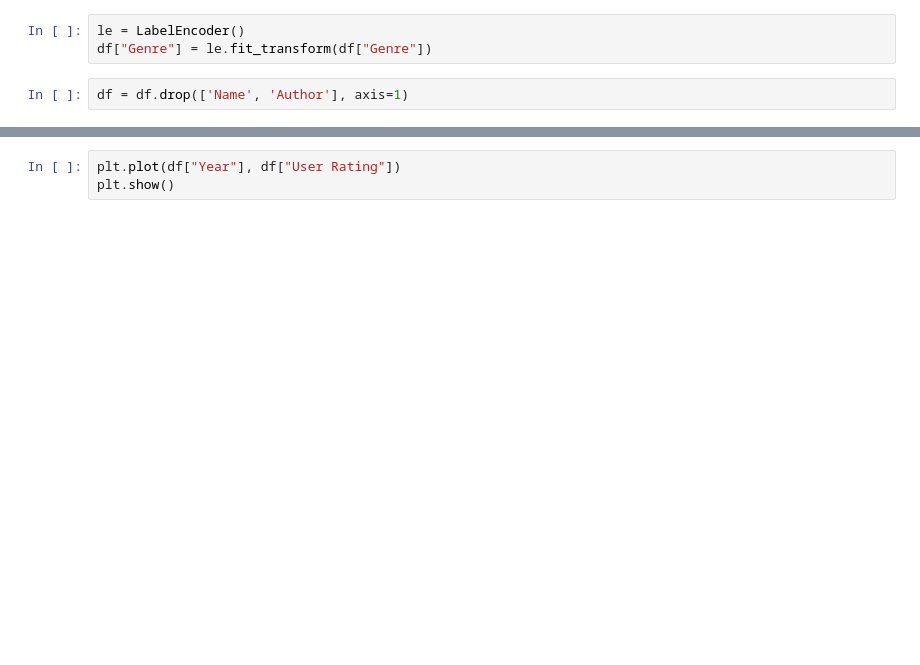
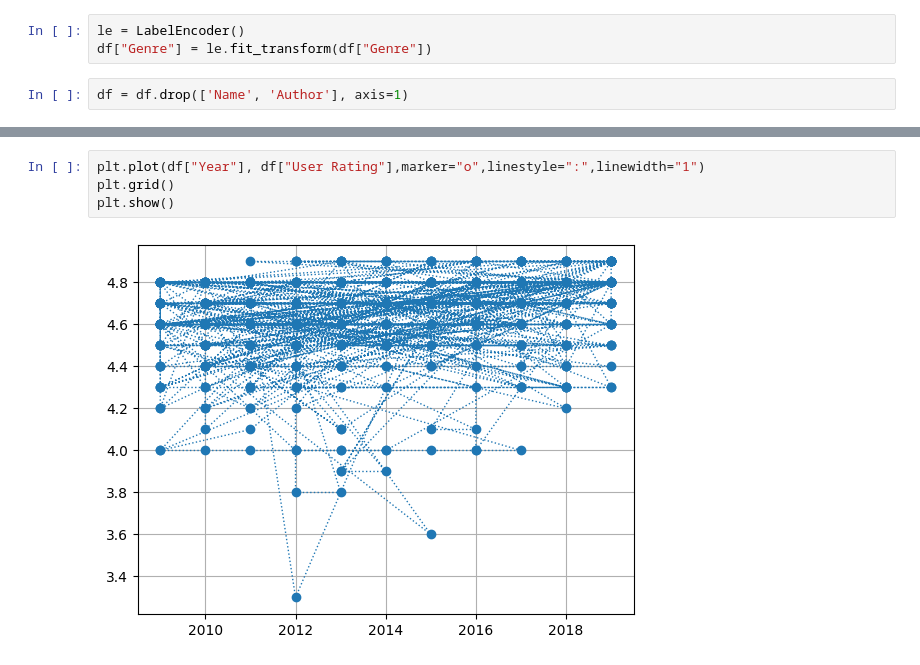
Before and after one commit to Jatilesh-kataria/task_done, a Jupyter notebook: bestseller.ipynb, the cells around one changed output, grey strips where cells are left out. Cells and saved outputs as stored; diff of their text form; blank space fills up the shorter version.

```diff
--- a/bestseller.ipynb
+++ b/bestseller.ipynb
@@ -43,3 +135,6 @@ plt.show()
 # %%
-plt.plot(df["Year"], df["User Rating"])
+plt.plot(df["Year"], df["User Rating"],marker="o",linestyle=":",linewidth="1")
+plt.grid()
 plt.show()
+# %% [output]
+[figure, added]
```
Also changed, not shown: parts of 12 cells of this notebook.
